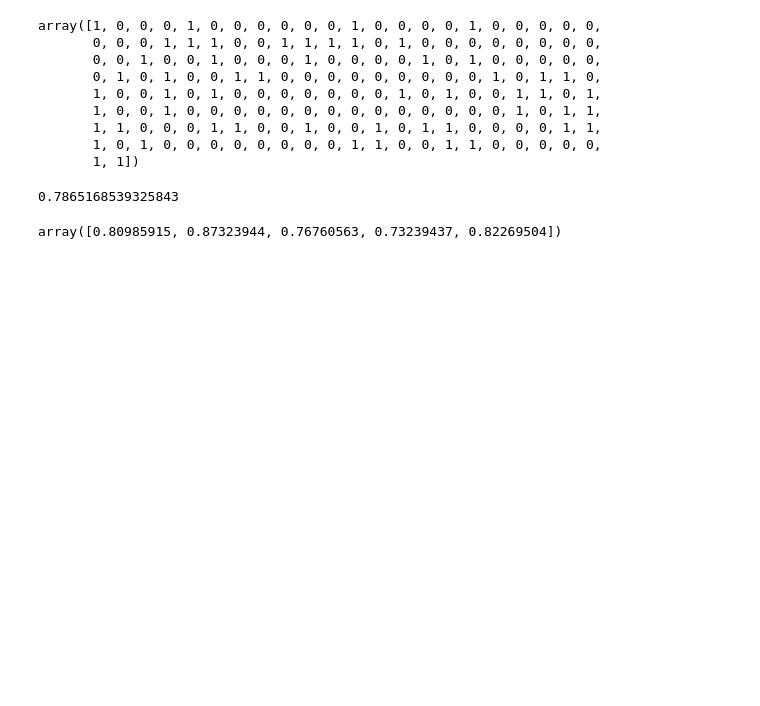
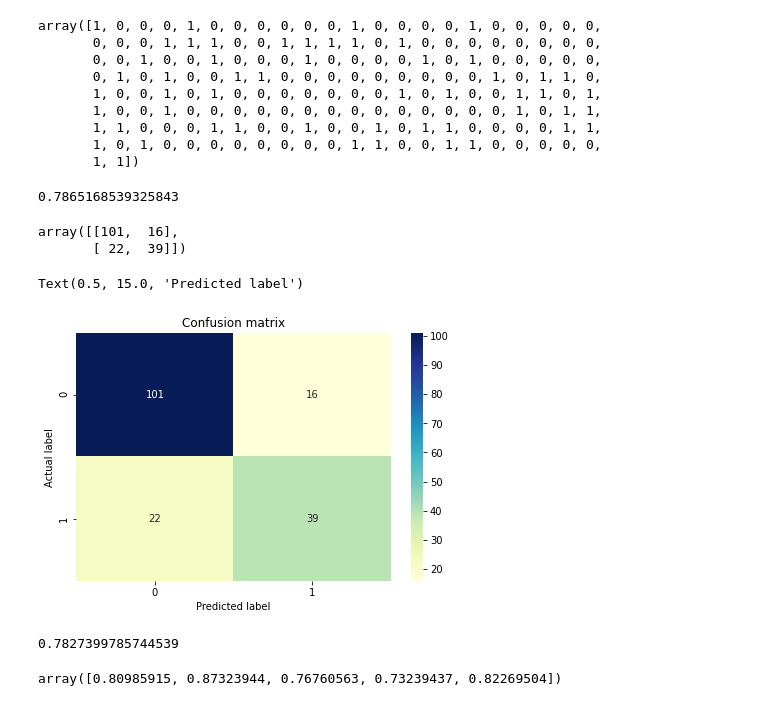
Before and after one commit to Gurpreet1490/MachineLearning-1, a Jupyter notebook: Titanic/Titanic model -logistic regression .ipynb, the cells around one changed output. Cells and saved outputs as stored; diff of their text form; code cells hidden in the pictures; blank space fills up the shorter version.

```diff
--- a/Titanic/Titanic model -logistic regression .ipynb
+++ b/Titanic/Titanic model -logistic regression .ipynb
@@ -667,6 +669,27 @@ array([1, 0, 0, 0, 1, 0, 0, 0, 0, 0, 0, 1, 0, 0, 0, 0, 1, 0, 0, 0, 0, 0,
 accuracy_score(y_test, pred)
 # %% [output]
 0.7865168539325843
+# %%
+#confusion matrix
+cnf_matrix = confusion_matrix(y_test, pred)
+cnf_matrix
+# %% [output]
+array([[101,  16],
+       [ 22,  39]])
+# %%
+#plotting confusion matrix
+sns.heatmap(pd.DataFrame(cnf_matrix), annot=True, cmap="YlGnBu" ,fmt='g')
+plt.tight_layout()
+plt.title('Confusion matrix')
+plt.ylabel('Actual label')
+plt.xlabel('Predicted label')
+# %% [output]
+Text(0.5, 15.0, 'Predicted label')
+[figure, added]
+# %%
+precision_score(y_test, pred, average='weighted')
+# %% [output]
+0.7827399785744539
 # %%
 scores = cross_val_score(model, X_train, y_train, cv=5, scoring='accuracy')
 scores
```
Also changed, not shown: parts of 1 cell of this notebook.
